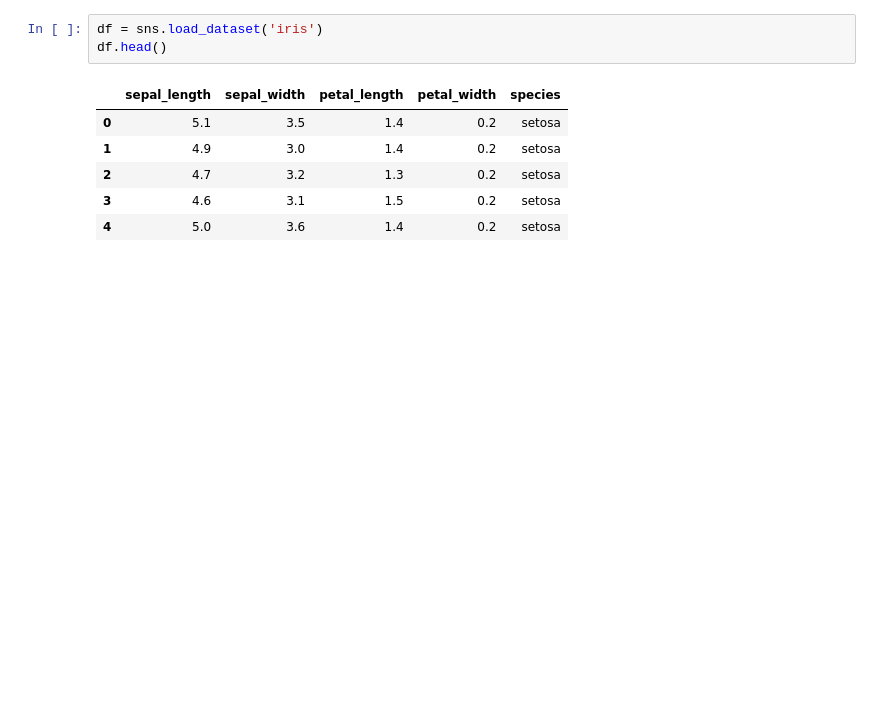
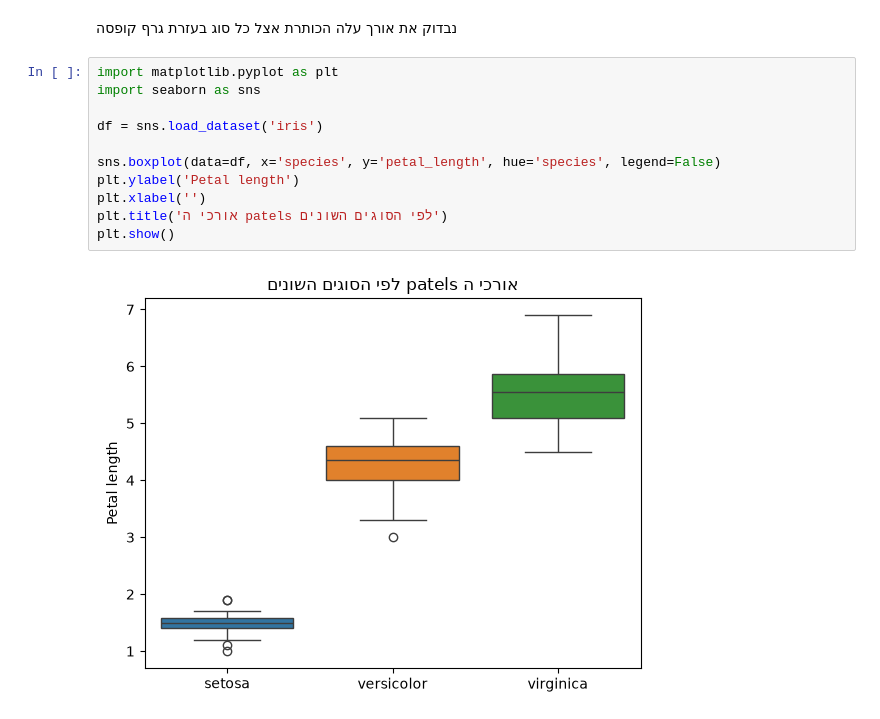
Before and after one commit to TapuZzZz/Engineering, a Jupyter notebook: Python/Seaborn/Iris.ipynb, the cells around one changed output. Drawn from its saved outputs; the diff is of its cells as text; blank space fills up the shorter version.

```diff
--- a/Python/Seaborn/Iris.ipynb
+++ b/Python/Seaborn/Iris.ipynb
@@ -5,10 +1,17 @@ Matplotlib is building the font cache; this may take a moment.
-# %%
-df = sns.load_dataset('iris')
-df.head()
-# %% [output]
-|  | sepal_length | sepal_width | petal_length | petal_width | species |
-| 0 | 5.1 | 3.5 | 1.4 | 0.2 | setosa |
-| 1 | 4.9 | 3.0 | 1.4 | 0.2 | setosa |
-| 2 | 4.7 | 3.2 | 1.3 | 0.2 | setosa |
-| 3 | 4.6 | 3.1 | 1.5 | 0.2 | setosa |
-| 4 | 5.0 | 3.6 | 1.4 | 0.2 | setosa |
+# %% [markdown]
+<div dir="rtl">
+נבדוק את אורך עלה הכותרת אצל כל סוג בעזרת גרף קופסה
+</div>
+# %%
+import matplotlib.pyplot as plt
+import seaborn as sns
+
+df = sns.load_dataset('iris')
+
+sns.boxplot(data=df, x='species', y='petal_length', hue='species', legend=False)
+plt.ylabel('Petal length')
+plt.xlabel('')
+plt.title('אורכי ה patels לפי הסוגים השונים')
+plt.show()
+# %% [output]
+[figure, added]
```
Also changed, not shown: parts of 8 cells of this notebook, 45 other files.
